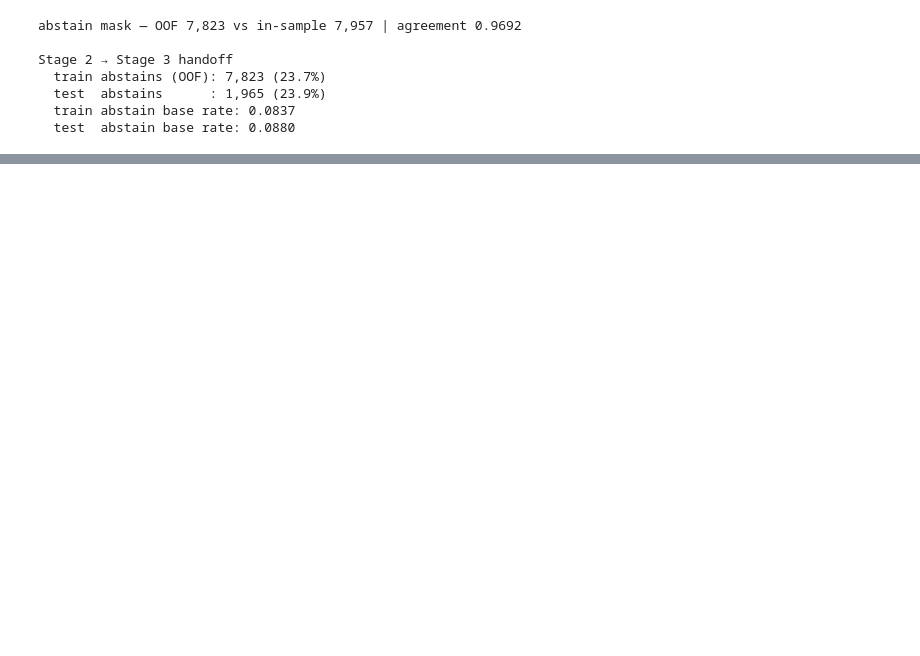
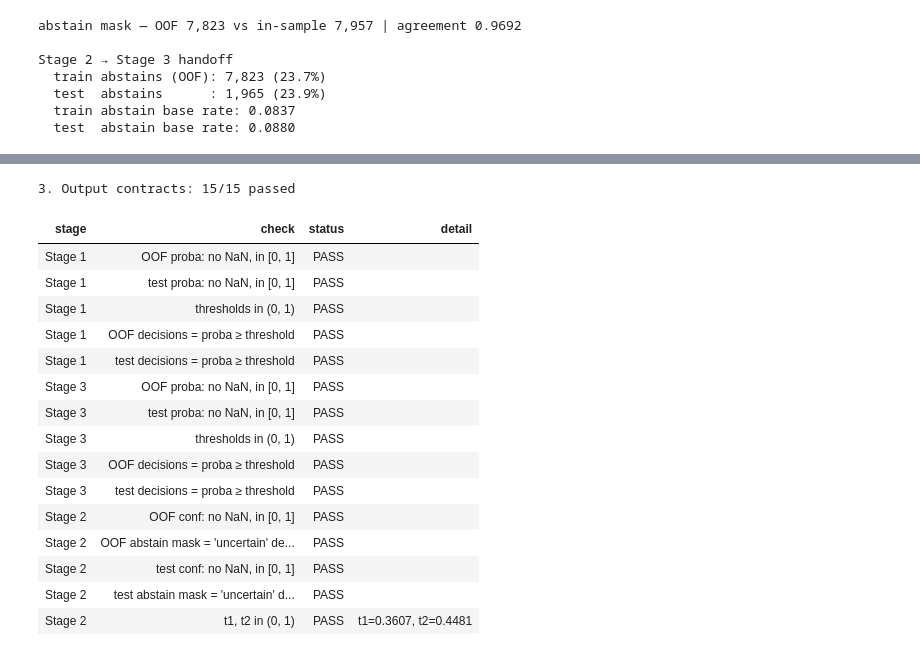
Before and after one commit to HKtrill/ai-business-coach, a Jupyter notebook: prototype/blackbox_pipeline/blackbox_cascade.ipynb, the cells around one changed output, grey strips where cells are left out. Cells and saved outputs as stored; diff of their text form; code cells hidden in the pictures; blank space fills up the shorter version.

```diff
--- a/prototype/blackbox_pipeline/blackbox_cascade.ipynb
+++ b/prototype/blackbox_pipeline/blackbox_cascade.ipynb
@@ -1194,0 +2095,73 @@ unpack_global_split    bound
+# %%
+# ============================================================
+# CELL 41: VALIDATION — STAGE OUTPUT CONTRACTS
+# ============================================================
+_SEC = "3. Output contracts"
+
+
+def _proba_ok(p):
+    p = pd.Series(p)
+    return (not p.isna().any()) and bool(p.between(0, 1).all())
+
+
+# ---- scoring stages: probability + threshold
+_SCORERS = {
+    "Stage 1": dict(p_tr=lambda: STAGE1_OUTPUT["proba_train_oof"],
+                    p_te=lambda: STAGE1_OUTPUT["proba_test"],
+                    t_tr=lambda: STAGE1_THRESHOLD, t_te=lambda: STAGE1_THRESHOLD,
+                    d_tr=lambda: STAGE1_OUTPUT["pred_train_oof"],
+                    d_te=lambda: STAGE1_OUTPUT["pred_test"]),
+    "Stage 3": dict(p_tr=lambda: STAGE3_XGB_TRAIN["xgb_stage3_proba"],
+                    p_te=lambda: STAGE3_XGB_TEST["xgb_stage3_proba"],
+                    t_tr=lambda: XGB_STAGE3.oof["threshold_per_row"],      # fold-nested
+                    t_te=lambda: XGB_STAGE3.threshold["oof"]["threshold"],  # global
+                    d_tr=lambda: STAGE3_XGB_TRAIN["xgb_stage3_decision"],
+                    d_te=lambda: STAGE3_XGB_TEST["xgb_stage3_decision"]),
+}
+for _stage, s in _SCORERS.items():
+    VALIDATION.check(_SEC, _stage, "OOF proba: no NaN, in [0, 1]",
+                     lambda s=s: _proba_ok(s["p_tr"]()))
+    VALIDATION.check(_SEC, _stage, "test proba: no NaN, in [0, 1]",
+                     lambda s=s: _proba_ok(s["p_te"]()))
+    VALIDATION.check(_SEC, _stage, "thresholds in (0, 1)",
+                     lambda s=s: bool(np.all((np.asarray(s["t_tr"]()) > 0) & (np.asarray(s["t_tr"]()) < 1)))
+                     and 0 < s["t_te"]() < 1)
+    VALIDATION.check(_SEC, _stage, "OOF decisions = proba ≥ threshold",
+                     lambda s=s: bool((np.asarray(s["d_tr"]()) ==
+                                       (np.asarray(s["p_tr"]()) >= np.asarray(s["t_tr"]()))).all()))
+    VALIDATION.check(_SEC, _stage, "test decisions = proba ≥ threshold",
+                     lambda s=s: bool((np.asarray(s["d_te"]()) ==
+                                       (np.asarray(s["p_te"]()) >= s["t_te"]())).all()))
+
+# ---- routing stage: decisions + confidence + abstain
+_S2 = STAGE2_OUTPUT
+for _side, _ab in (("train_oof", "abstain_train"), ("test", "abstain_test")):
+    _lbl = "OOF" if _side == "train_oof" else "test"
+    VALIDATION.check(_SEC, "Stage 2", f"{_lbl} conf: no NaN, in [0, 1]",
+                     lambda sd=_side: _proba_ok(_S2[f"conf_{sd}"]))
+    VALIDATION.check(_SEC, "Stage 2", f"{_lbl} abstain mask = 'uncertain' decisions",
+                     lambda sd=_side, ab=_ab: bool((_S2[ab] == (_S2[f"decisions_{sd}"] == "uncertain")).all()))
+VALIDATION.check(_SEC, "Stage 2", "t1, t2 in (0, 1)",
+                 lambda: 0 < _S2["t1"] < 1 and 0 < _S2["t2"] < 1,
+                 f"t1={_S2['t1']:.4f}, t2={_S2['t2']:.4f}")
+
+VALIDATION.show(_SEC)
+VALIDATION.raise_if_failed(_SEC)
+# %% [output]
+3. Output contracts: 15/15 passed
+| stage | check | status | detail |
+| Stage 1 | OOF proba: no NaN, in [0, 1] | PASS |  |
+| Stage 1 | test proba: no NaN, in [0, 1] | PASS |  |
+| Stage 1 | thresholds in (0, 1) | PASS |  |
+| Stage 1 | OOF decisions = proba ≥ threshold | PASS |  |
+| Stage 1 | test decisions = proba ≥ threshold | PASS |  |
+| Stage 3 | OOF proba: no NaN, in [0, 1] | PASS |  |
+| Stage 3 | test proba: no NaN, in [0, 1] | PASS |  |
+| Stage 3 | thresholds in (0, 1) | PASS |  |
+| Stage 3 | OOF decisions = proba ≥ threshold | PASS |  |
+| Stage 3 | test decisions = proba ≥ threshold | PASS |  |
+| Stage 2 | OOF conf: no NaN, in [0, 1] | PASS |  |
+| Stage 2 | OOF abstain mask = 'uncertain' de... | PASS |  |
+| Stage 2 | test conf: no NaN, in [0, 1] | PASS |  |
+| Stage 2 | test abstain mask = 'uncertain' d... | PASS |  |
+| Stage 2 | t1, t2 in (0, 1) | PASS | t1=0.3607, t2=0.4481 |
```
Also changed, not shown: parts of 59 cells of this notebook, 59 other files.
